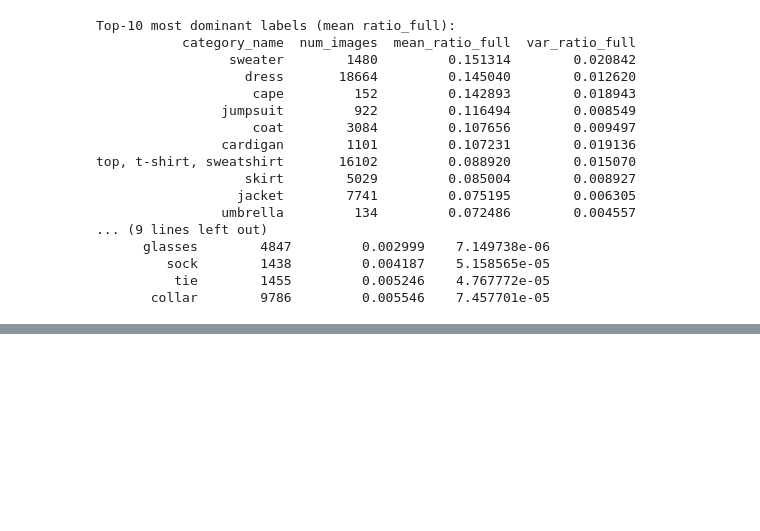
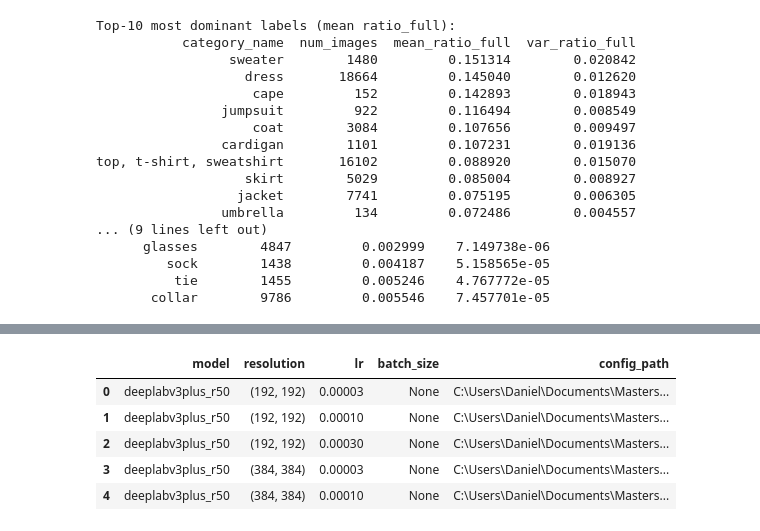
Before and after one commit to lukas-sek/Fashion_Segmentation, a Jupyter notebook: fashion-parsing.ipynb, the cells around one changed output, grey strips where cells are left out. Cells and saved outputs as stored; diff of their text form; code cells hidden in the pictures; blank space fills up the shorter version.

```diff
--- a/fashion-parsing.ipynb
+++ b/fashion-parsing.ipynb
@@ -25,7 +25,7 @@ ANNO_JSON_PATH = "data/instances_attributes_train2020.json"
 
 # Directory containing the PNG segmentation maps produced by fashionpedia.py
 # Each file is named <image_stem>_seg.png
-SEG_PNG_DIR = "segmentations_train/"
+SEG_PNG_DIR = "data/segmentations_train/"
 
 assert os.path.exists(ANNO_JSON_PATH), f"JSON not found: {ANNO_JSON_PATH}"
 assert os.path.isdir(SEG_PNG_DIR),     f"Segmentation dir not found: {SEG_PNG_DIR}"
@@ -272,0 +414,96 @@ top, t-shirt, sweatshirt       16102         0.088920        0.015070
+# %%
+if DEBUG_SMALL_RUN:
+    RANKING_ITERS = 100
+    FINAL_ITERS = 300
+    VAL_INTERVAL = 50
+else:
+    RANKING_ITERS = 4000
+    FINAL_ITERS = 12000
+    VAL_INTERVAL = 1000
+
+def make_experiment_name(row):
+    resolution = f"{row['resolution'][0]}x{row['resolution'][1]}"
+    lr_token = str(row['lr']).replace("-", "m").replace(".", "p")
+    batch_token = "auto" if pd.isna(row['batch_size']) else f"bs{int(row['batch_size'])}"
+    return f"{row['phase']}__{row['label_set']}__{row['model']}__{resolution}__lr{lr_token}__{batch_token}__{row['augmentation_branch']}__{row['schedule']}"
+
+def get_active_classes_and_palette(label_set):
+    if label_set == "full":
+        return CLASSES, PALETTE
+
+    kept_df = reduced_mapping_df[reduced_mapping_df["status"] == "kept"].copy()
+    active_classes = kept_df["category_name"].tolist()
+    active_palette = PALETTE[:len(active_classes)]
+    return active_classes, active_palette
+
+def materialize_configs(experiments_df, train_manifest_path, train_image_dir, train_mask_dir, val_manifest_path, val_image_dir, val_mask_dir, label_set, max_iters):
+    rows = []
+    active_classes, active_palette = get_active_classes_and_palette(label_set)
+
+    for row in experiments_df.to_dict("records"):
+        experiment_name = make_experiment_name(row)
+        config_path = CONFIGS_DIR / f"{experiment_name}.py"
+        work_dir = WORK_DIR / experiment_name
+
+        batch_size = 4 if pd.isna(row["batch_size"]) else int(row["batch_size"])
+        config_text = generate_config_text(
+            mmseg_root=MMSEG_ROOT,
+            project_root=PROJECT_ROOT,
+            model_key=row["model"],
+            experiment_name=experiment_name,
+            train_image_dir=str(Path(train_image_dir).resolve()),
+            train_mask_dir=str(Path(train_mask_dir).resolve()),
+            val_image_dir=str(Path(val_image_dir).resolve()),
+            val_mask_dir=str(Path(val_mask_dir).resolve()),
+            train_split_file=str((Path(train_manifest_path).parent / "train.txt").resolve()),
+            val_split_file=str((Path(val_manifest_path).parent / "val.txt").resolve()),
+            train_manifest_path=str(Path(train_manifest_path).resolve()),
+            img_suffix=IMAGE_SUFFIX,
+            classes=active_classes,
+            palette=active_palette,
+            resolution=row["resolution"],
+            lr=row["lr"],
+            batch_size=batch_size,
+            augmentation_branch=row["augmentation_branch"],
+            max_iters=max_iters,
+            val_interval=VAL_INTERVAL,
+            work_dir=str(work_dir.resolve()),
+        )
+
+        write_config_file(config_text, config_path)
+        rows.append({
+            **row,
+            "experiment_name": experiment_name,
+            "config_path": str(config_path.resolve()),
+            "train_command": build_train_command(mmseg_root=MMSEG_ROOT, project_root=PROJECT_ROOT, config_path=config_path),
+        })
+
+    return pd.DataFrame(rows)
+
+stage1_lr_df = build_stage1_lr_sweep(schedule_name="ranking_short")
+if DEBUG_ONLY_ONE_MODEL is not None:
+    stage1_lr_df = stage1_lr_df[stage1_lr_df["model"] == DEBUG_ONLY_ONE_MODEL].reset_index(drop=True)
+if DEBUG_ONLY_ONE_RESOLUTION is not None:
+    stage1_lr_df = stage1_lr_df[stage1_lr_df["resolution"].apply(tuple) == tuple(DEBUG_ONLY_ONE_RESOLUTION)].reset_index(drop=True)
+stage1_lr_runs = materialize_configs(
+    stage1_lr_df,
+    manifest_paths["train_manifest"],
+    TRAIN_IMAGE_DIR,
+    TRAIN_MASK_DIR,
+    manifest_paths["val_manifest"],
+    VAL_IMAGE_DIR,
+    VAL_MASK_DIR,
+    label_set="full",
+    max_iters=RANKING_ITERS,
+)
+
+stage1_manifest_path = write_experiment_manifest(stage1_lr_runs, ARTIFACTS_DIR / "stage1_lr_manifest.csv")
+display(stage1_lr_runs[["model", "resolution", "lr", "batch_size", "config_path"]].head())
+print(f"Stage 1 manifest: {stage1_manifest_path}")
+# %% [output]
+|  | model | resolution | lr | batch_size | config_path |
+| 0 | deeplabv3plus_r50 | (192, 192) | 0.00003 | None | C:\Users\Daniel\Documents\Masters... |
+| 1 | deeplabv3plus_r50 | (192, 192) | 0.00010 | None | C:\Users\Daniel\Documents\Masters... |
+| 2 | deeplabv3plus_r50 | (192, 192) | 0.00030 | None | C:\Users\Daniel\Documents\Masters... |
+| 3 | deeplabv3plus_r50 | (384, 384) | 0.00003 | None | C:\Users\Daniel\Documents\Masters... |
+| 4 | deeplabv3plus_r50 | (384, 384) | 0.00010 | None | C:\Users\Daniel\Documents\Masters... |
```
Also changed, not shown: parts of 13 cells of this notebook, 27 other files.
